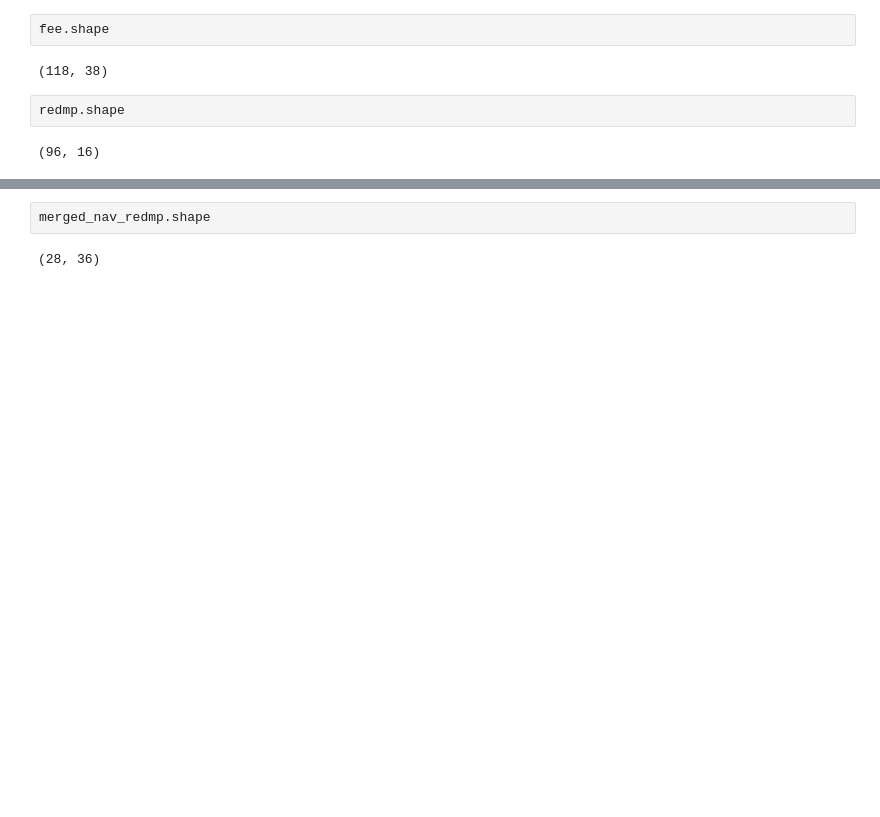
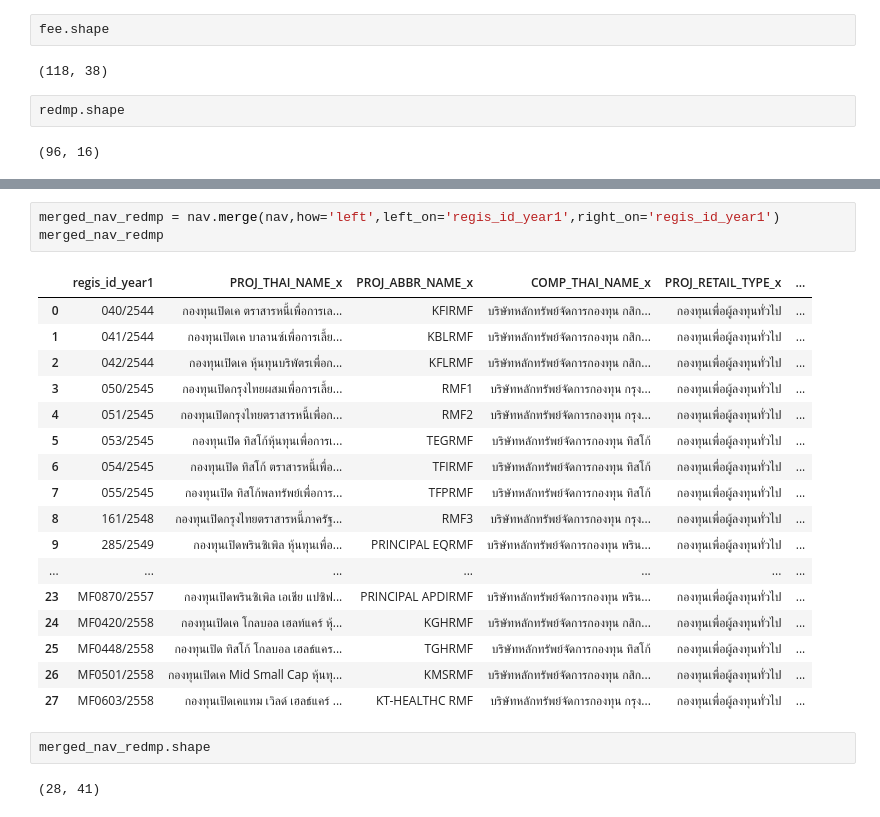
Before and after one commit to sskboonmee/DWDM21, a Jupyter notebook: Project.ipynb, the cells around one changed output, grey strips where cells are left out. Cells and saved outputs as stored; diff of their text form; blank space fills up the shorter version.

Commit message:
merge แล้วแปลกๆ

```diff
--- a/Project.ipynb
+++ b/Project.ipynb
@@ -321,4 +335,25 @@ merged_nav_fee.shape
+# %%
+merged_nav_redmp = nav.merge(nav,how='left',left_on='regis_id_year1',right_on='regis_id_year1')
+merged_nav_redmp
+# %% [output]
+|  | regis_id_year1 | PROJ_THAI_NAME_x | PROJ_ABBR_NAME_x | COMP_THAI_NAME_x | PROJ_RETAIL_TYPE_x | ... |
+| 0 | 040/2544 | กองทุนเปิดเค ตราสารหนี้เพื่อการเล... | KFIRMF | บริษัทหลักทรัพย์จัดการกองทุน กสิก... | กองทุนเพื่อผู้ลงทุนทั่วไป | ... |
+| 1 | 041/2544 | กองทุนเปิดเค บาลานซ์เพื่อการเลี้ย... | KBLRMF | บริษัทหลักทรัพย์จัดการกองทุน กสิก... | กองทุนเพื่อผู้ลงทุนทั่วไป | ... |
+| 2 | 042/2544 | กองทุนเปิดเค หุ้นทุนบริพัตรเพื่อก... | KFLRMF | บริษัทหลักทรัพย์จัดการกองทุน กสิก... | กองทุนเพื่อผู้ลงทุนทั่วไป | ... |
+| 3 | 050/2545 | กองทุนเปิดกรุงไทยผสมเพื่อการเลี้ย... | RMF1 | บริษัทหลักทรัพย์จัดการกองทุน กรุง... | กองทุนเพื่อผู้ลงทุนทั่วไป | ... |
+| 4 | 051/2545 | กองทุนเปิดกรุงไทยตราสารหนี้เพื่อก... | RMF2 | บริษัทหลักทรัพย์จัดการกองทุน กรุง... | กองทุนเพื่อผู้ลงทุนทั่วไป | ... |
+| 5 | 053/2545 | กองทุนเปิด ทิสโก้หุ้นทุนเพื่อการเ... | TEGRMF | บริษัทหลักทรัพย์จัดการกองทุน ทิสโก้ | กองทุนเพื่อผู้ลงทุนทั่วไป | ... |
+| 6 | 054/2545 | กองทุนเปิด ทิสโก้ ตราสารหนี้เพื่อ... | TFIRMF | บริษัทหลักทรัพย์จัดการกองทุน ทิสโก้ | กองทุนเพื่อผู้ลงทุนทั่วไป | ... |
+| 7 | 055/2545 | กองทุนเปิด ทิสโก้พลทรัพย์เพื่อการ... | TFPRMF | บริษัทหลักทรัพย์จัดการกองทุน ทิสโก้ | กองทุนเพื่อผู้ลงทุนทั่วไป | ... |
+| 8 | 161/2548 | กองทุนเปิดกรุงไทยตราสารหนี้ภาครัฐ... | RMF3 | บริษัทหลักทรัพย์จัดการกองทุน กรุง... | กองทุนเพื่อผู้ลงทุนทั่วไป | ... |
+| 9 | 285/2549 | กองทุนเปิดพรินซิเพิล หุ้นทุนเพื่อ... | PRINCIPAL EQRMF | บริษัทหลักทรัพย์จัดการกองทุน พริน... | กองทุนเพื่อผู้ลงทุนทั่วไป | ... |
+| ... | ... | ... | ... | ... | ... | ... |
+| 23 | MF0870/2557 | กองทุนเปิดพรินซิเพิล เอเชีย แปซิฟ... | PRINCIPAL APDIRMF | บริษัทหลักทรัพย์จัดการกองทุน พริน... | กองทุนเพื่อผู้ลงทุนทั่วไป | ... |
+| 24 | MF0420/2558 | กองทุนเปิดเค โกลบอล เฮลท์แคร์ หุ้... | KGHRMF | บริษัทหลักทรัพย์จัดการกองทุน กสิก... | กองทุนเพื่อผู้ลงทุนทั่วไป | ... |
+| 25 | MF0448/2558 | กองทุนเปิด ทิสโก้ โกลบอล เฮลธ์แคร... | TGHRMF | บริษัทหลักทรัพย์จัดการกองทุน ทิสโก้ | กองทุนเพื่อผู้ลงทุนทั่วไป | ... |
+| 26 | MF0501/2558 | กองทุนเปิดเค Mid Small Cap หุ้นทุ... | KMSRMF | บริษัทหลักทรัพย์จัดการกองทุน กสิก... | กองทุนเพื่อผู้ลงทุนทั่วไป | ... |
+| 27 | MF0603/2558 | กองทุนเปิดเคแทม เวิลด์ เฮลธ์แคร์ ... | KT-HEALTHC RMF | บริษัทหลักทรัพย์จัดการกองทุน กรุง... | กองทุนเพื่อผู้ลงทุนทั่วไป | ... |
 # %%
 merged_nav_redmp.shape
 # %% [output]
-(28, 36)
+(28, 41)
```
Also changed, not shown: parts of 12 cells of this notebook.
